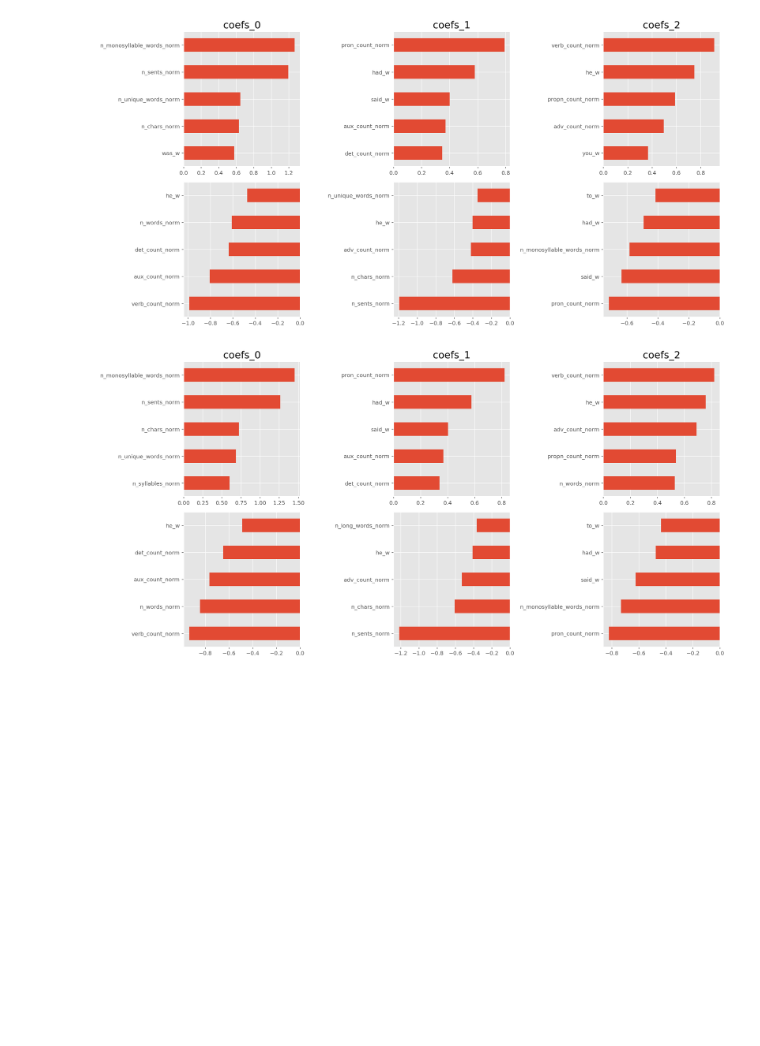
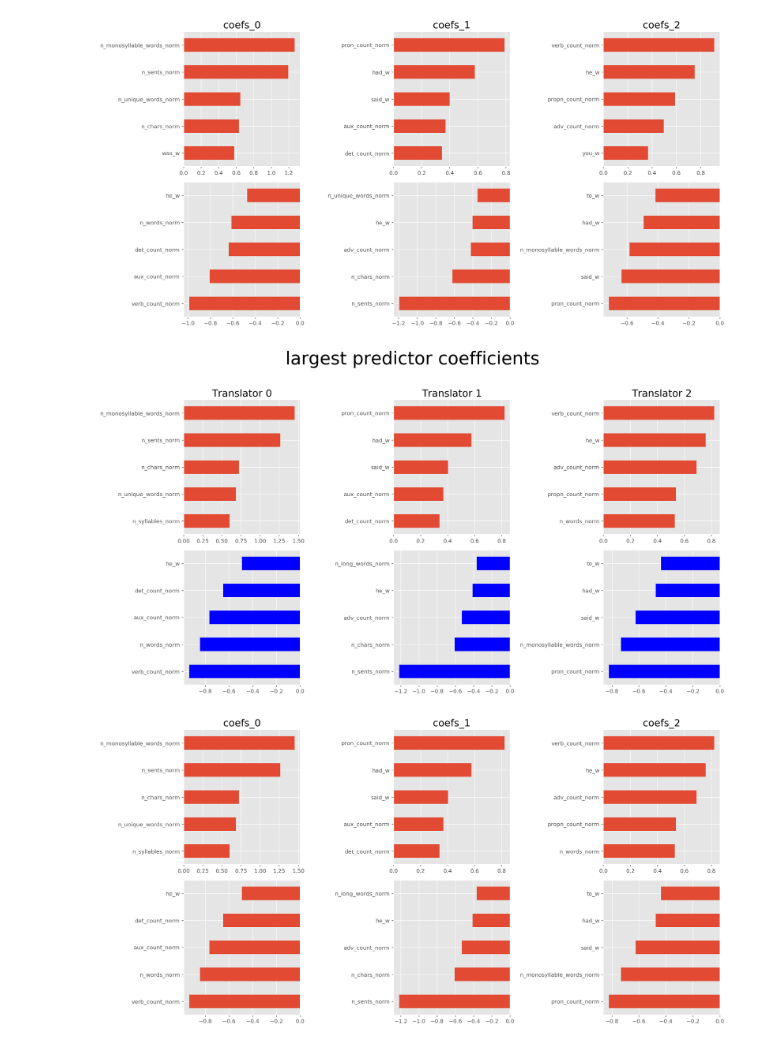
Before and after one commit to steven-mcdonald/murakami_translators, a Jupyter notebook: notebooks/06a_modelling_lreg_v01.ipynb, the cells around one changed output. Drawn from its saved outputs; the diff is of its cells as text; code cells hidden in the pictures; blank space fills up the shorter version.

```diff
--- a/notebooks/06a_modelling_lreg_v01.ipynb
+++ b/notebooks/06a_modelling_lreg_v01.ipynb
@@ -656,3 +650,20 @@ plt.tight_layout()
 plt.show()
 # %% [output]
 [figure]
+# %%
+predictor_cols = feature_select(basic_counts=True, pos_counts=True, words=True, adj=True, adv=True)
+predictor_cols = [x for x in predictor_cols if x not in cols_to_drop]
+# collect the model coefficients in a dataframe
+df_coef = pd.DataFrame(lreg_gs_05.best_estimator_.coef_, columns=predictor_cols,
+                       index=['coefs_0', 'coefs_1', 'coefs_2']).T
+
+fig, ax = plt.subplots(nrows=2, ncols=len(df_coef.columns), figsize=(16, 8))
+for i, col in enumerate(df_coef.columns):
+    df_coef[col].sort_values(ascending=True).tail(5).plot(kind='barh', ax=ax[0,i])
+    ax[0,i].set_title('Translator ' + str(i), fontsize=18)
+    df_coef[col].sort_values(ascending=True).head(5).plot(kind='barh', ax=ax[1,i], color='b')
+fig.suptitle('largest predictor coefficients', fontsize=32, y=1.10)
+plt.tight_layout()
+plt.show()
+# %% [output]
+[figure, added]
```
Also changed, not shown: parts of 39 cells of this notebook, 10 other files.
